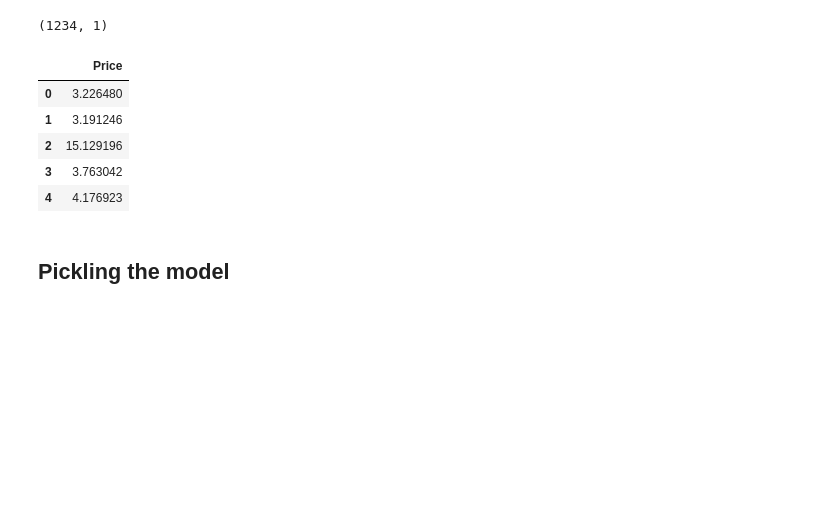
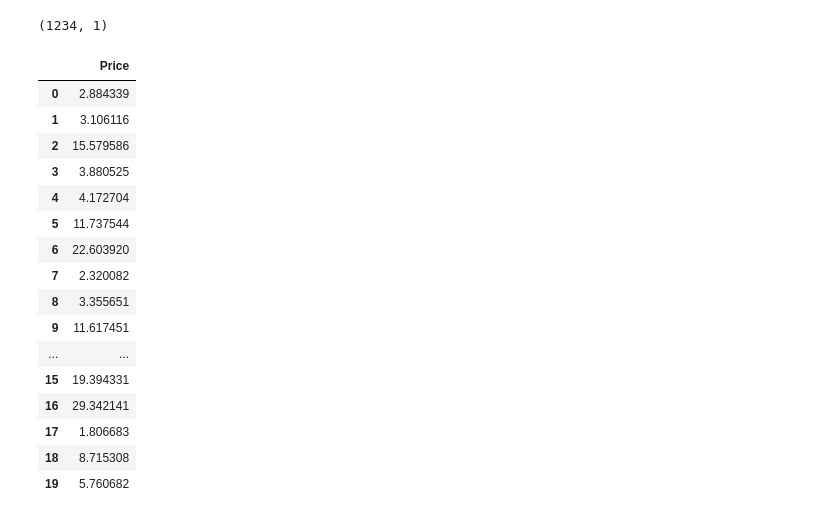
Before and after one commit to Arjun-Gopinath/Price-Foreteller-for-Preowned-Cars, a Jupyter notebook: Group 13 project works.ipynb, the cells around one changed output. Drawn from its saved outputs; the diff is of its cells as text; code cells hidden in the pictures; blank space fills up the shorter version.

```diff
--- a/Group 13 project works.ipynb
+++ b/Group 13 project works.ipynb
@@ -477,9 +486,10 @@ test_data = lgb.Dataset(X_cv, label=y_cv)
 param = {'objective': 'regression',
          'boosting': 'gbdt',
          'metric': 'l2_root',
-         'learning_rate': 0.1,
-         'num_iterations': 2000,
+         'learning_rate': 0.01,
+         'num_iterations': 3000,
          'num_leaves': 30,
+         'max_bin':63,
          'max_depth': -1,
          'min_data_in_leaf': 4,
          'bagging_fraction': 0.78,
@@ -559,7 +586,7 @@ from lightgbm import LGBMRegressor
 
 errlgb = []
 y_pred_totlgb = []
-
+lgbm = []
 fold = KFold(n_splits=15, shuffle=True, random_state=42)
 
 for train_index, test_index in fold.split(X):
@@ -569,14 +596,15 @@ for train_index, test_index in fold.split(X):
     param = {'objective': 'regression',
          'boosting': 'gbdt',
          'metric': 'l2_root',
-         'learning_rate': 0.05,
-         'num_iterations': 1000,
+         'learning_rate': 0.01,
+         'num_iterations': 3000,
          'num_leaves': 30,
+         'max_bin':63,
          'max_depth': -1,
          'min_data_in_leaf': 4,
          'bagging_fraction': 0.78,
          'bagging_freq': 1,
-         'feature_fraction': 0.65
+         'feature_fraction': 0.65,
          }
 
     lgbm = LGBMRegressor(**param)
@@ -585,10 +613,9 @@ for train_index, test_index in fold.split(X):
     y_pred_lgbm = lgbm.predict(X_test)
     print("RMSLE LGBM: ", sqrt(mean_squared_log_error(np.expm1(y_test), np.expm1(y_pred_lgbm))))
 
-    errlgb.append(sqrt(mean_squared_log_error(np.expm1(y_test), np.expm1(y_pred_lgbm))))
-    p = lgbm.predict(Xtest)
-
-    y_pred_totlgb.append(p)
+errlgb.append(sqrt(mean_squared_log_error(np.expm1(y_test), np.expm1(y_pred_lgbm))))
+p = lgbm.predict(Xtest)
+y_pred_totlgb.append(p)
 # %% [output]
 [LightGBM] [Warning] boosting is set=gbdt, boosting_type=gbdt will be ignored. Current value: boosting=gbdt
 [LightGBM] [Warning] feature_fraction is set=0.65, colsample_bytree=1.0 will be ignored. Current value: feature_fraction=0.65
@@ -627,13 +665,22 @@ df_sub.shape
 # %% [output]
 (1234, 1)
 # %%
-df_sub.head()
+df_sub.head(20)
 # %% [output]
 |  | Price |
-| 0 | 3.226480 |
-| 1 | 3.191246 |
-| 2 | 15.129196 |
-| 3 | 3.763042 |
-| 4 | 4.176923 |
+| 0 | 2.884339 |
+| 1 | 3.106116 |
+| 2 | 15.579586 |
+| 3 | 3.880525 |
+| 4 | 4.172704 |
+| 5 | 11.737544 |
+| 6 | 22.603920 |
+| 7 | 2.320082 |
+| 8 | 3.355651 |
+| 9 | 11.617451 |
+| ... | ... |
+| 15 | 19.394331 |
+| 16 | 29.342141 |
+| 17 | 1.806683 |
+| 18 | 8.715308 |
+| 19 | 5.760682 |
-# %% [markdown]
-## Pickling the model
```
Also changed, not shown: parts of 12 cells of this notebook, 5 other files.
